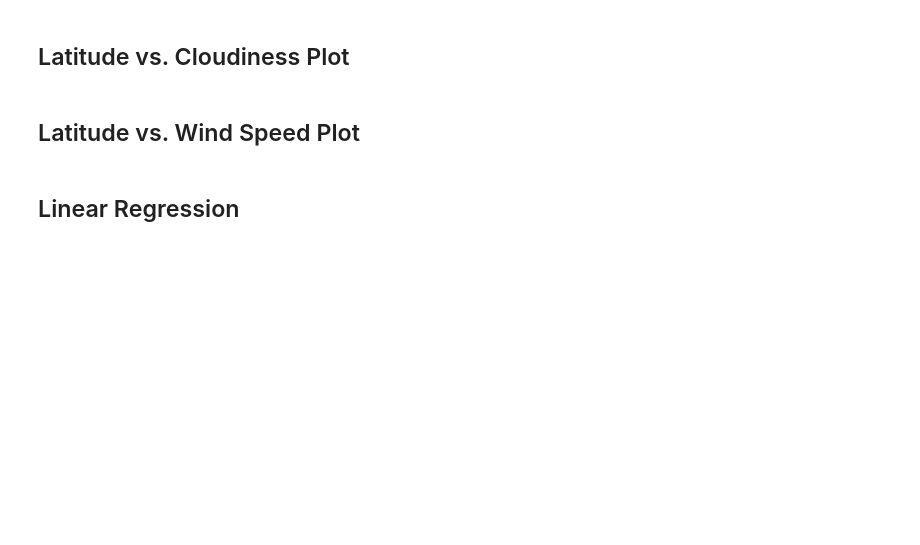
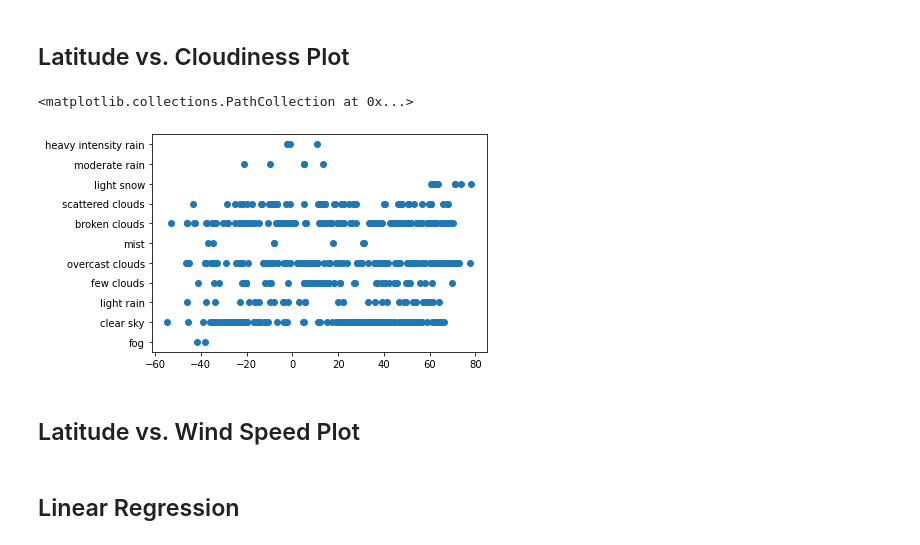
Before and after one commit to melfraas/python-api-challenge, a Jupyter notebook: starter_code/WeatherPy.ipynb, the cells around one changed output. Drawn from its saved outputs; the diff is of its cells as text; code cells hidden in the pictures; blank space fills up the shorter version.

```diff
--- a/starter_code/WeatherPy.ipynb
+++ b/starter_code/WeatherPy.ipynb
@@ -206,5 +205,11 @@ Skip this step if there are no cities that have humidity > 100%.
 # %% [markdown]
 ## Latitude vs. Cloudiness Plot
+# %%
+cloudiness=weather_data['cloudiness']
+plt.scatter(x,cloudiness)
+# %% [output]
+<matplotlib.collections.PathCollection at 0x...>
+[figure, added]
 # %% [markdown]
 ## Latitude vs. Wind Speed Plot
 # %% [markdown]
```
Also changed, not shown: parts of 12 cells of this notebook, 1 other file.
